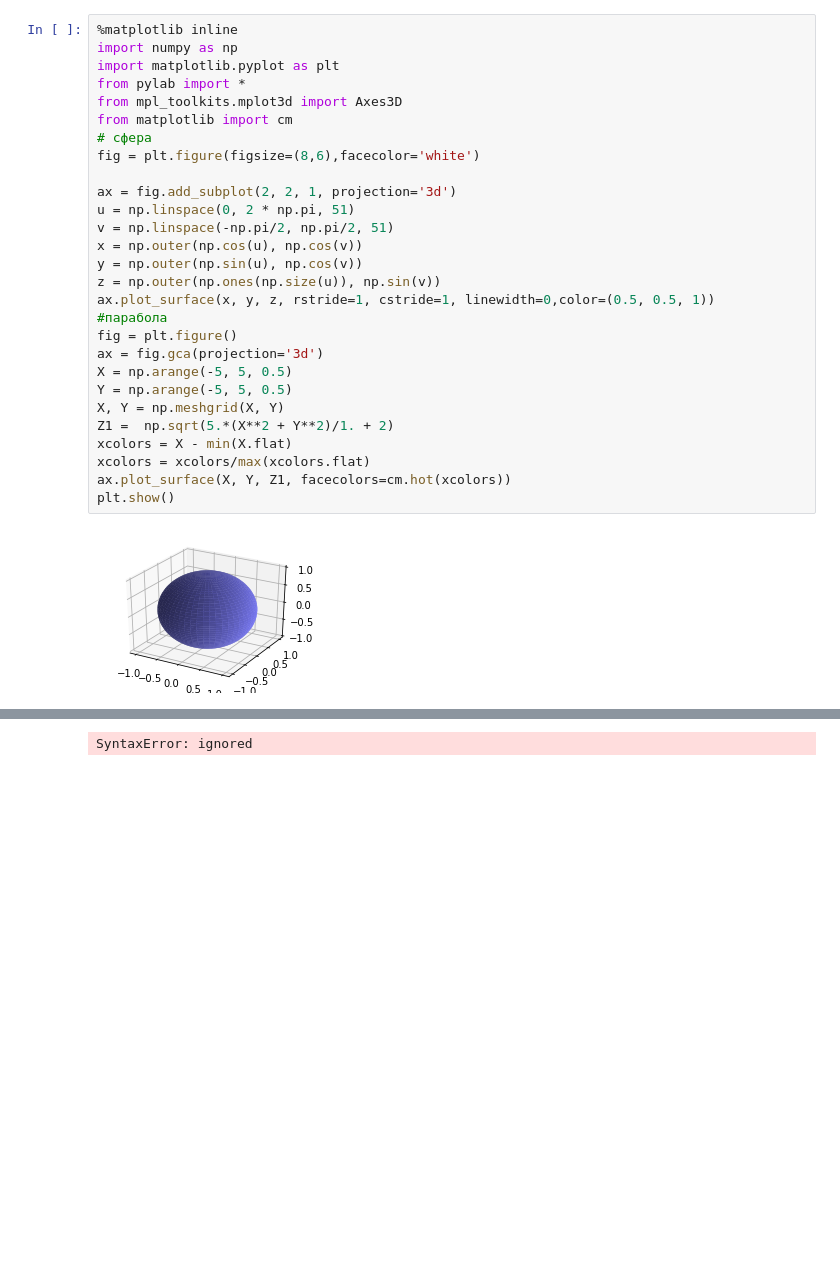
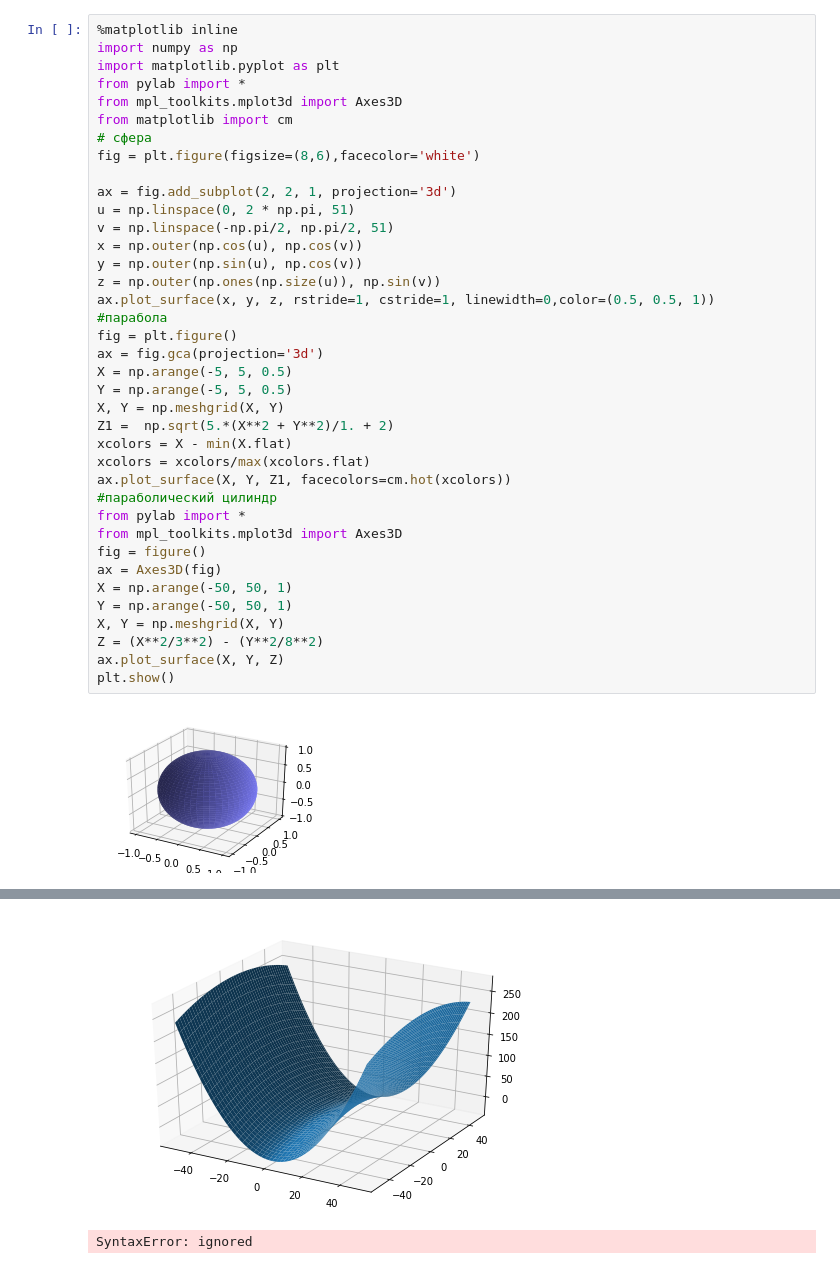
Before and after one commit to lymura/Home_work1, a Jupyter notebook: Копия_блокнота_"Задание_3_5_2_ipynb".ipynb, the cells around one changed output, grey strips where cells are left out. Saved outputs shown, nothing was run; the diff lists cells and outputs as text; blank space fills up the shorter version.

```diff
--- a/Копия_блокнота_"Задание_3_5_2_ipynb".ipynb
+++ b/Копия_блокнота_"Задание_3_5_2_ipynb".ipynb
@@ -4,33 +4,44 @@
 %matplotlib inline
 import numpy as np
 import matplotlib.pyplot as plt
 from pylab import *
 from mpl_toolkits.mplot3d import Axes3D
 from matplotlib import cm
 # сфера
 fig = plt.figure(figsize=(8,6),facecolor='white')
 
 ax = fig.add_subplot(2, 2, 1, projection='3d')
 u = np.linspace(0, 2 * np.pi, 51)
 v = np.linspace(-np.pi/2, np.pi/2, 51)
 x = np.outer(np.cos(u), np.cos(v))
 y = np.outer(np.sin(u), np.cos(v))
 z = np.outer(np.ones(np.size(u)), np.sin(v))
 ax.plot_surface(x, y, z, rstride=1, cstride=1, linewidth=0,color=(0.5, 0.5, 1))
 #парабола
 fig = plt.figure()
 ax = fig.gca(projection='3d')
 X = np.arange(-5, 5, 0.5)
 Y = np.arange(-5, 5, 0.5)
 X, Y = np.meshgrid(X, Y)
 Z1 =  np.sqrt(5.*(X**2 + Y**2)/1. + 2)
 xcolors = X - min(X.flat)
 xcolors = xcolors/max(xcolors.flat)
 ax.plot_surface(X, Y, Z1, facecolors=cm.hot(xcolors))
+#параболический цилиндр
+from pylab import *
+from mpl_toolkits.mplot3d import Axes3D
+fig = figure()
+ax = Axes3D(fig)
+X = np.arange(-50, 50, 1)
+Y = np.arange(-50, 50, 1)
+X, Y = np.meshgrid(X, Y)
+Z = (X**2/3**2) - (Y**2/8**2)
+ax.plot_surface(X, Y, Z)
 plt.show()
 # %% [output]
 [figure]
 [figure]
+[figure, added]
 # %%
 # %% [output]
 SyntaxError: ignored
```
